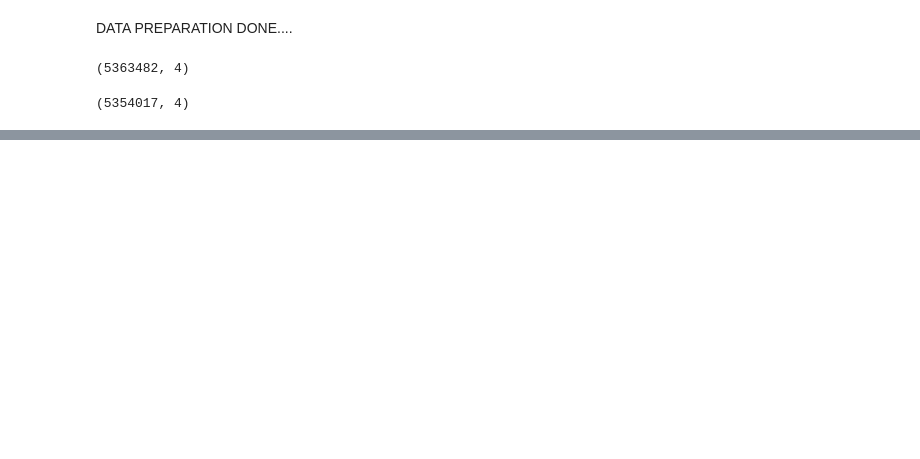
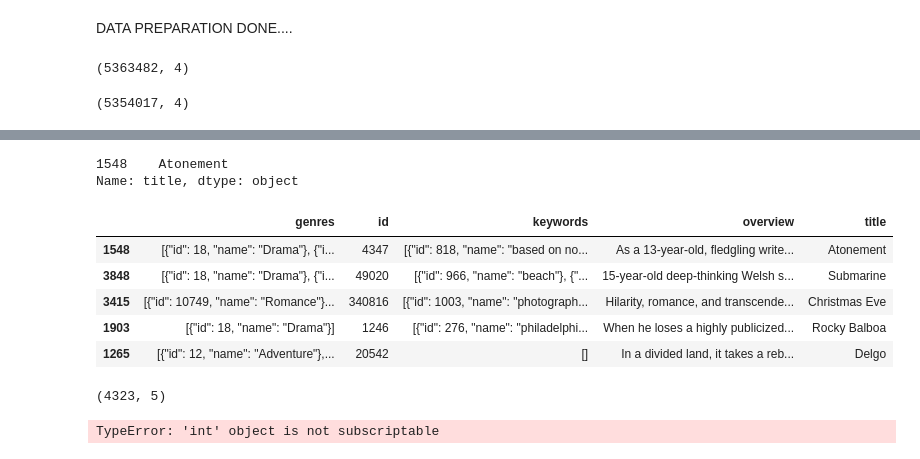
Before and after one commit to smabid2018/Netflix_movies_recomendation_System, a Jupyter notebook: Movie_Recommendation_System_Collaborative.ipynb, the cells around one changed output, grey strips where cells are left out. Cells and saved outputs as stored; diff of their text form; code cells hidden in the pictures; blank space fills up the shorter version.

```diff
--- a/Movie_Recommendation_System_Collaborative.ipynb
+++ b/Movie_Recommendation_System_Collaborative.ipynb
@@ -101,7 +101,7 @@ rating_main.shape
 # %% [output]
 (12664758, 4)
 # %%
-# movies = movies.drop('movieId', axis=1)
+movies = movies.drop('movieId', axis=1)
 movies.head(1)
-# movies.shape
+movies.shape
 # %% [output]
@@ -171,0 +224,22 @@ similarity_scores.shape
+# %%
+movies[movies['id']==4347]['title']
+# %% [output]
+1548    Atonement
+Name: title, dtype: object
+# %%
+movies.sample(5)
+# %% [output]
+|  | genres | id | keywords | overview | title |
+| 1548 | [{"id": 18, "name": "Drama"}, {"i... | 4347 | [{"id": 818, "name": "based on no... | As a 13-year-old, fledgling write... | Atonement |
+| 3848 | [{"id": 18, "name": "Drama"}, {"i... | 49020 | [{"id": 966, "name": "beach"}, {"... | 15-year-old deep-thinking Welsh s... | Submarine |
+| 3415 | [{"id": 10749, "name": "Romance"}... | 340816 | [{"id": 1003, "name": "photograph... | Hilarity, romance, and transcende... | Christmas Eve |
+| 1903 | [{"id": 18, "name": "Drama"}] | 1246 | [{"id": 276, "name": "philadelphi... | When he loses a highly publicized... | Rocky Balboa |
+| 1265 | [{"id": 12, "name": "Adventure"},... | 20542 | [] | In a divided land, it takes a reb... | Delgo |
+# %%
+movies.shape
+# %% [output]
+(4323, 5)
+# %%
+movies['title'][1[0]]
+# %% [output]
+TypeError: 'int' object is not subscriptable
```
Also changed, not shown: parts of 13 cells of this notebook, 1 other file.
